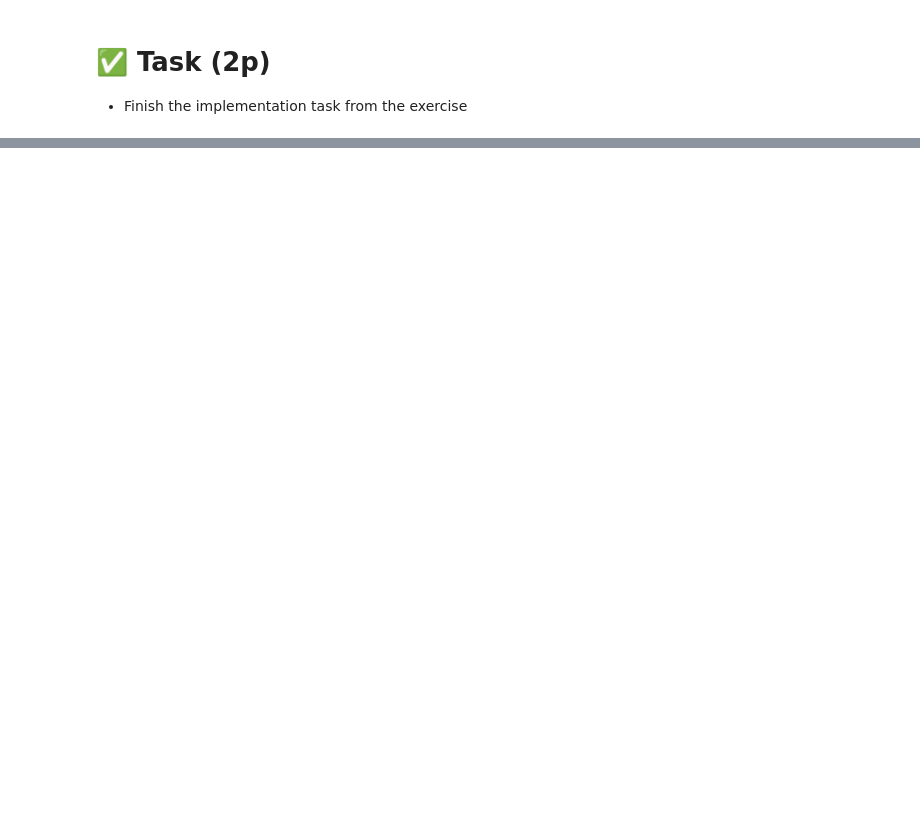
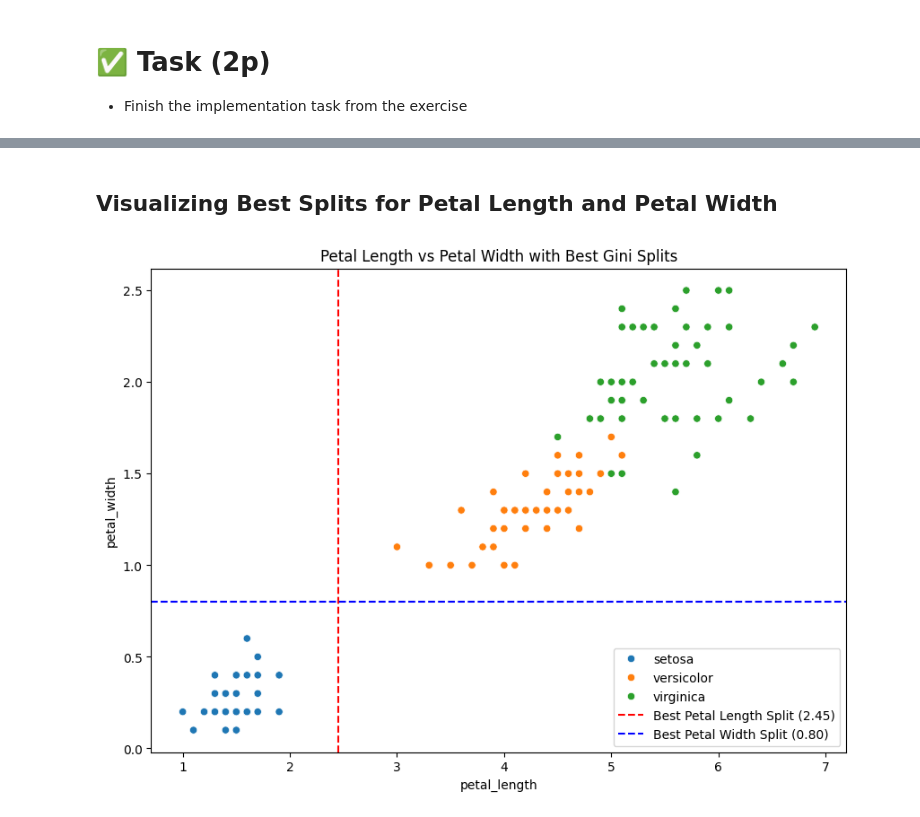
Before and after one commit to DastanJin/ZSU, a Jupyter notebook: fml_07.ipynb, the cells around one changed output, grey strips where cells are left out. Saved outputs shown, nothing was run; the diff lists cells and outputs as text; code cells hidden in the pictures; blank space fills up the shorter version.

```diff
--- a/fml_07.ipynb
+++ b/fml_07.ipynb
@@ -407,0 +536,15 @@ _ = plot_tree(clf, feature_names=list(X.columns.values), filled=True, class_name
+# %% [markdown]
+## Visualizing Best Splits for Petal Length and Petal Width
+# %%
+plt.figure(figsize=(10, 7))
+sns.scatterplot(data=df, x='petal_length', y='petal_width', hue='species')
+
+# Add lines for best splits
+plt.axvline(x=2.45, color='r', linestyle='--', label='Best Petal Length Split (2.45)')
+plt.axhline(y=0.80, color='b', linestyle='--', label='Best Petal Width Split (0.80)')
+
+plt.title('Petal Length vs Petal Width with Best Gini Splits')
+plt.legend()
+plt.show()
+# %% [output]
+[figure, added]
```
Also changed, not shown: parts of 33 cells of this notebook.
